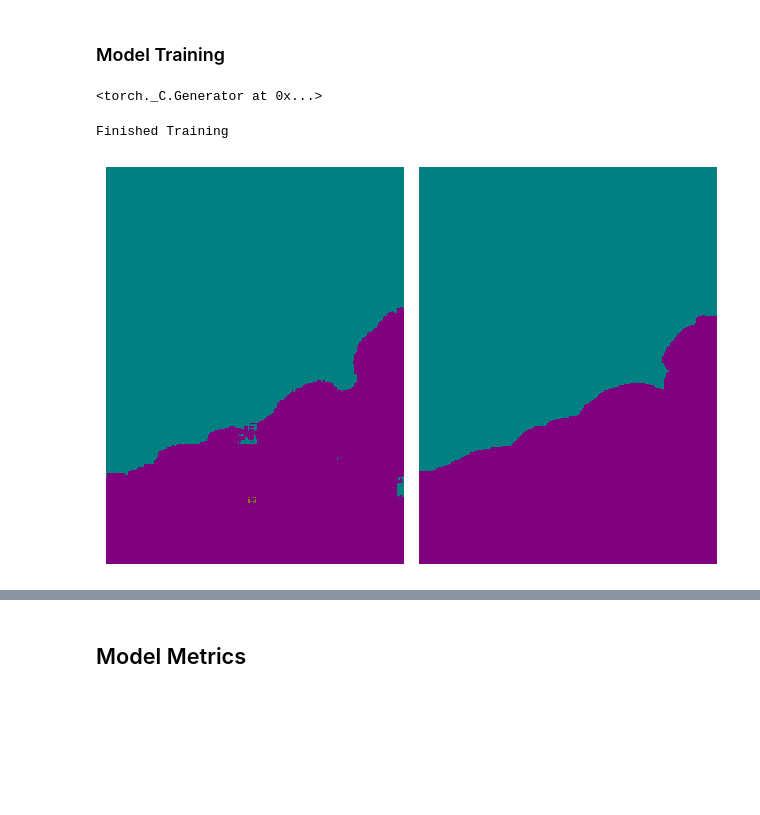
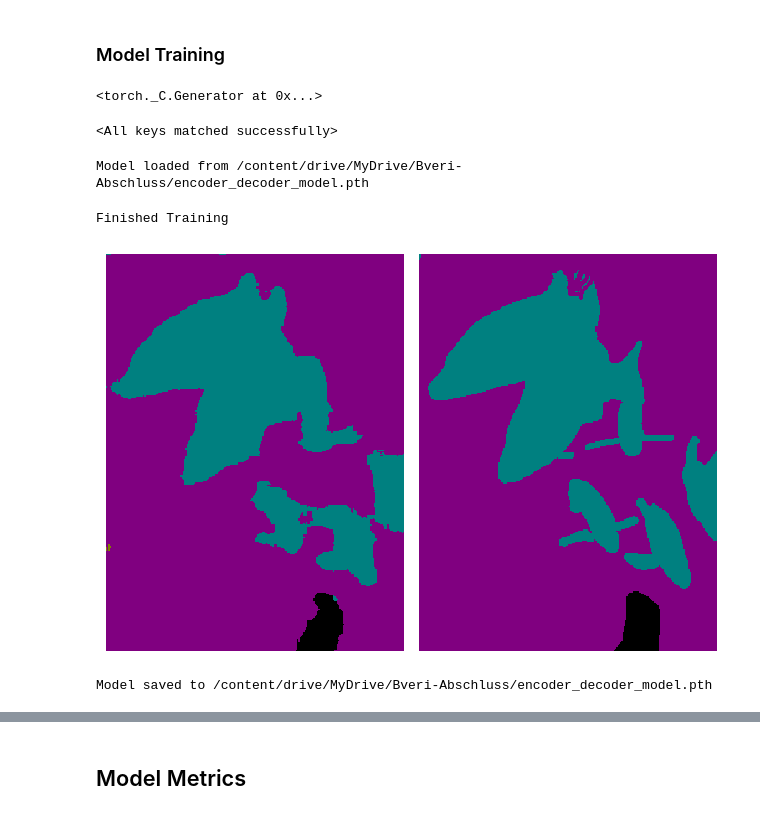
Before and after one commit to hoangviet-nguyen/bveri-abschluss-projekt, a Jupyter notebook: projekt.ipynb, the cells around one changed output, grey strips where cells are left out. Cells and saved outputs as stored; diff of their text form; code cells hidden in the pictures; blank space fills up the shorter version.

Commit message:
Trained / tested model

```diff
--- a/projekt.ipynb
+++ b/projekt.ipynb
@@ -284,6 +300,8 @@ class Encoder(nn.Module):
         encoded3 = x
 
         return [encoded1, encoded2, encoded3]
+    def __repr__(self):
+        return f"EncoderDecoder model with encoder and decoder components."
 # %% [markdown]
 ### Decoder Block
 # %%
@@ -363,6 +381,8 @@ class Decoder(nn.Module):
         out = self.final_conv(decoded3)
 
         return out
+    def __repr__(self):
+        return f"EncoderDecoder model with encoder and decoder components."
 # %% [markdown]
 ### Encoder / Decoder
 # %%
@@ -376,6 +396,9 @@ class EncoderDecoder(nn.Module):
         encoded_inputs = self.encoder(x)
         out = self.decoder(encoded_inputs)
         return out
+
+    def __repr__(self):
+        return f"EncoderDecoder model with encoder and decoder components."
 # %%
 encoder = Encoder()
 decoder = Decoder(n_classes=8)
@@ -445,17 +468,31 @@ test_loader = torch.utils.data.DataLoader(
 # %%
 import torch.optim as optim
 from torch.amp import autocast
+import warnings
 torch.manual_seed(123)
 
-# Parameters
-num_epochs = 100
 
-# create model
+
+save_path = "/content/drive/MyDrive/Bveri-Abschluss/encoder_decoder_model.pth"
 n_classes = len(ds.rgb_to_class)
 encoder = Encoder()
 decoder = Decoder(n_classes)
-encoder_decoder = EncoderDecoder(encoder=encoder, decoder=decoder)
-encoder_decoder = encoder_decoder.to(device)
+
+if os.path.exists("/content/drive/MyDrive/Bveri-Abschluss"):
+  with warnings.catch_warnings():
+    warnings.filterwarnings("ignore", category=FutureWarning)
+    encoder_decoder = EncoderDecoder(encoder=encoder, decoder=decoder)
+    encoder_decoder.load_state_dict(torch.load(save_path))
+    encoder_decoder = encoder_decoder.to(device)
+    print(f"Model loaded from {save_path}")
+else:
+  # create model
+  encoder_decoder = EncoderDecoder(encoder=encoder, decoder=decoder)
+  encoder_decoder = encoder_decoder.to(device)
+  print("Model created")
+
+# Parameters
+num_epochs = 50
 
 # Create Loss-Function and Optimizer
 criterion = nn.CrossEntropyLoss()
@@ -504,18 +541,19 @@ print("Finished Training")
 torch.cuda.empty_cache()
 # %% [output]
 <torch._C.Generator at 0x...>
-Finished Training
+<All keys matched successfully>
+Model loaded from /content/drive/MyDrive/Bveri-Abschluss/encoder_decoder_model.pth
+Finished Training
 # %%
 logits = encoder_decoder(images.to(device))
 probs = F.softmax(logits, dim=1)
-### BEGIN SOLUTION
 pred = probs.argmax(dim=(1), keepdim=True)
-ts.show([pred[0], label_images[0]])
-### END SOLUTION
+ts.show([pred[2], label_images[2]])
 
-#save_path = "/content/drive/MyDrive/Bveri-Abschluss/encoder_decoder_model.pth"
-#os.makedirs("/content/drive/MyDrive/Bveri-Abschluss", exist_ok=True)
-#torch.save(encoder_decoder.state_dict(), save_path)
-#print(f"Model saved to {save_path}")
+save_path = "/content/drive/MyDrive/Bveri-Abschluss/encoder_decoder_model.pth"
+os.makedirs("/content/drive/MyDrive/Bveri-Abschluss", exist_ok=True)
+torch.save(encoder_decoder.state_dict(), save_path)
+print(f"Model saved to {save_path}")
 # %% [output]
-[figure, old version]
+[figure, new version]
+Model saved to /content/drive/MyDrive/Bveri-Abschluss/encoder_decoder_model.pth
```
Also changed, not shown: parts of 5 cells of this notebook.
